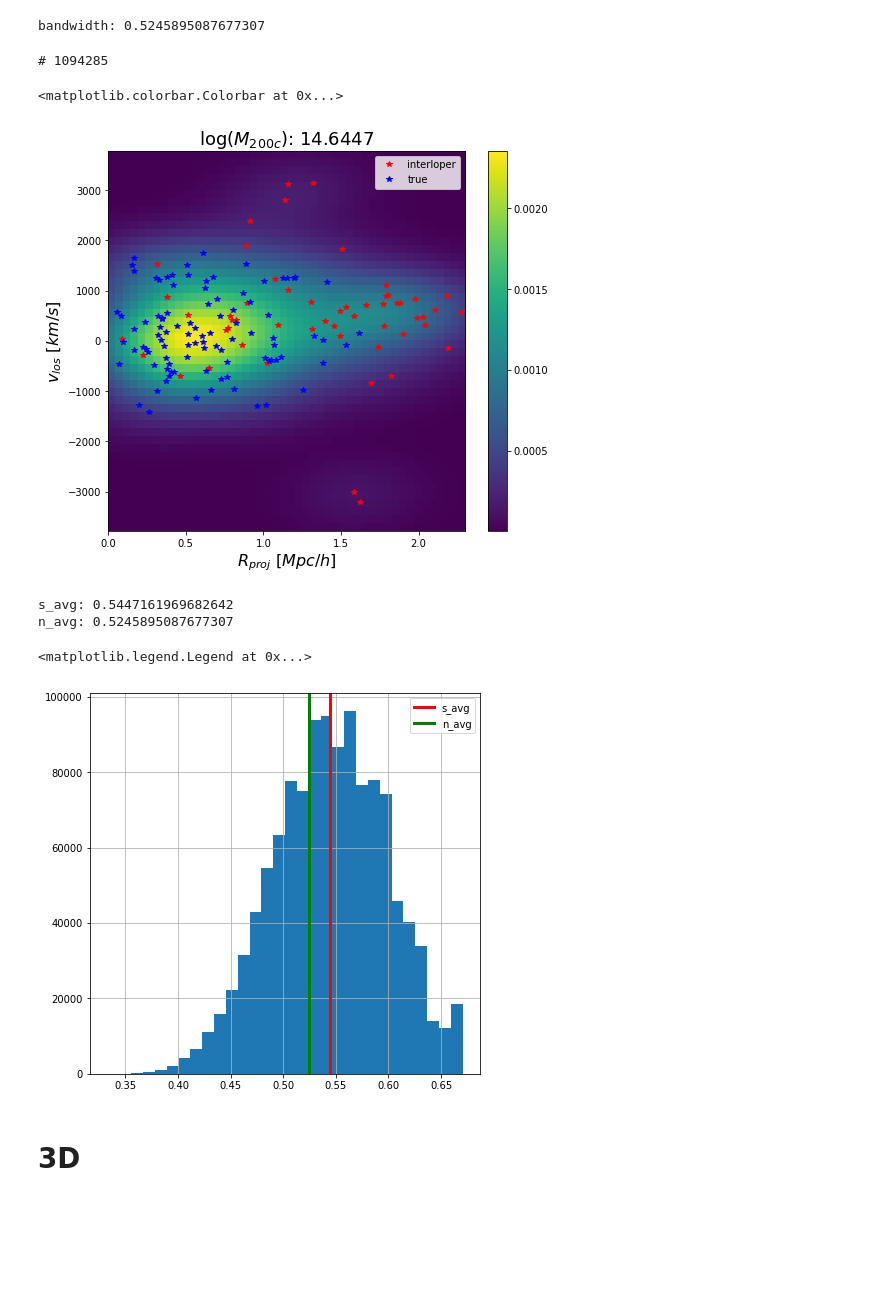
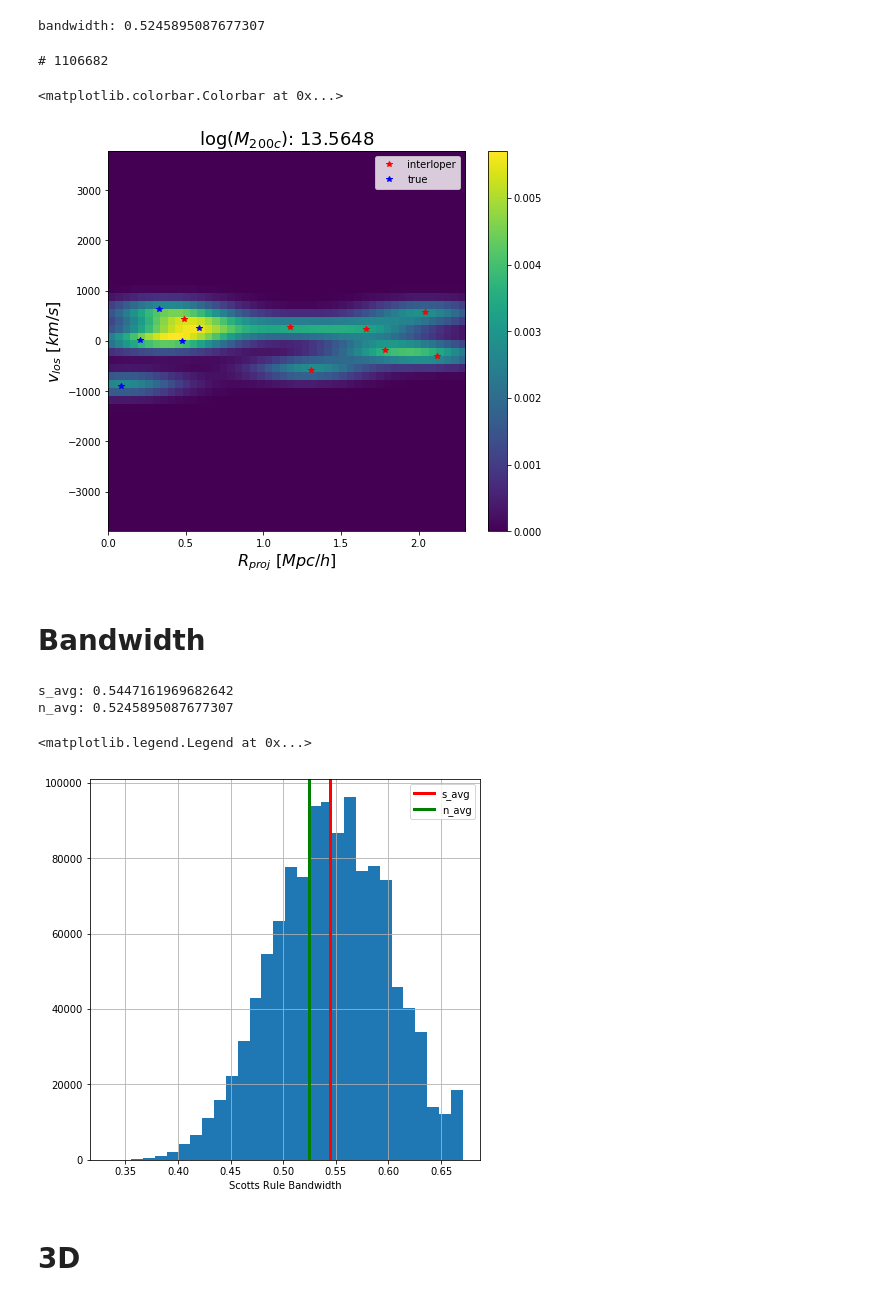
Before and after one commit to McWilliamsCenter/halo_cnn, a Jupyter notebook: notebooks/catalog.ipynb, the cells around one changed output. Saved outputs shown, nothing was run; the diff lists cells and outputs as text; code cells hidden in the pictures; blank space fills up the shorter version.

```diff
--- a/notebooks/catalog.ipynb
+++ b/notebooks/catalog.ipynb
@@ -840,8 +904,9 @@ print('bandwidth:', bandwidth)
 bandwidth: 0.5245895087677307
 # %%
 
+i = np.random.randint(len(cat))
+bandwidth=0.35
 
-i = np.random.randint(len(cat))
 print('#',i)
 
 memb = np.ndarray(shape=(2,cat.prop.loc[i, 'Ngal']))
@@ -856,35 +921,37 @@ kde = gaussian_kde(memb, bandwidth)
 # sample kde at fixed intervals
 kdeval = np.reshape(kde(sample).T, mesh[0].shape)
 
 # normalize input
 kdeval /= kdeval.sum()
 
 
 # plot
 plt.figure(figsize=(8,7))
 
 
 plt.imshow(kdeval, aspect='auto',
            extent=[0, cat.par['aperture'], -cat.par['vcut'], cat.par['vcut']])
 
 
 plt.plot(memb[1][cat.gal[i]['true_memb']!=1],
          -memb[0][cat.gal[i]['true_memb']!=1],
          'r*',label='interloper')
 plt.plot(memb[1][cat.gal[i]['true_memb']==1],
          -memb[0][cat.gal[i]['true_memb']==1],
          'b*',label='true')
 
 plt.title('$\log(M_{200c})$: ' + str(np.log10(cat.prop.loc[i,'M200c']))[0:7], fontsize=18)
 plt.xlabel('$R_{proj}\ [Mpc/h]$', fontsize=16)
 plt.ylabel('$v_{los}\ [km/s]$', fontsize=16)
 plt.legend()
 
 plt.colorbar()
 # %% [output]
-# 1094285
+# 1106682
 <matplotlib.colorbar.Colorbar at 0x...>
-[figure, old version]
+[figure, new version]
+# %% [markdown]
+# Bandwidth
 # %%
 d = 2
 
@@ -901,12 +968,14 @@ scotts.hist(bins=30)
 plt.axvline(x=s_avg, label='s_avg', c='r', linewidth=3)
 plt.axvline(x=n_avg, label='n_avg', c='g', linewidth=3)
 
+plt.xlabel('Scotts Rule Bandwidth')
+
 plt.legend()
 # %% [output]
 s_avg: 0.5447161969682642
 n_avg: 0.5245895087677307
 <matplotlib.legend.Legend at 0x...>
-[figure, old version]
+[figure, new version]
 # %% [markdown]
 # 3D
 # %% [markdown]
```
Also changed, not shown: parts of 27 cells of this notebook, 28 other files.
